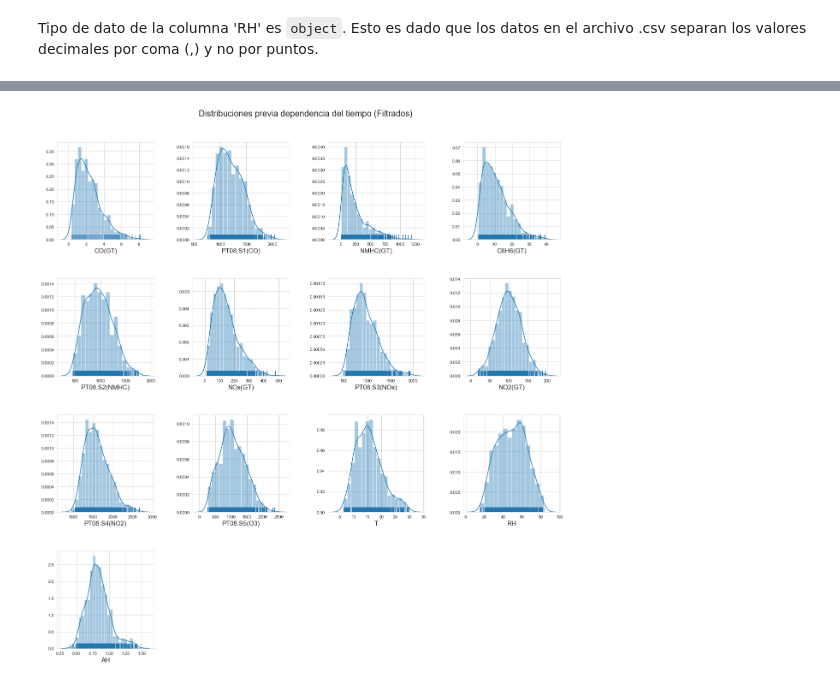
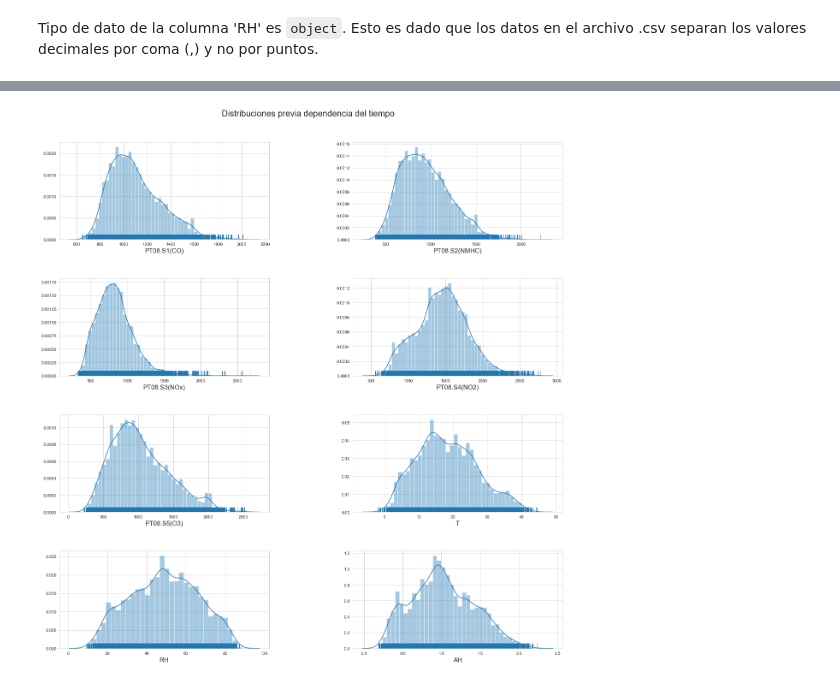
Before and after one commit to Bhernandez-dot/Air_Quality_Forecasting, a Jupyter notebook: proyecto.ipynb, the cells around one changed output, grey strips where cells are left out. Drawn from its saved outputs; the diff is of its cells as text; code cells hidden in the pictures.

```diff
--- a/proyecto.ipynb
+++ b/proyecto.ipynb
@@ -88,0 +94,8 @@ memory usage: 1.1 MB
+# %%
+df_nan = df.replace(-200,np.nan)
+df_nan.index = df_nan['Date'] + df_nan['Time']
+df_nan.drop(['Date','Time'],axis=1,inplace=True)
+df_nan.drop([x for x in df_nan.columns if 'GT' in x],axis=1,inplace=True)
+
+""" Cuantos nan hay por columna """
+df_nan.isna().sum()
@@ -89,20 +112,20 @@ memory usage: 1.1 MB
 # %%
 # Vista previa de la distribución de datos sin considerar la dependencia temporal
-fig, ax = plt.subplots(nrows=4, ncols=4, figsize=[17, 17])
+fig, ax = plt.subplots(nrows=4, ncols=2, figsize=[17, 17])
 fig.tight_layout()
 
-list(map(lambda a : a.remove(), ax[-1,1:]))
+# list(map(lambda a : a.remove(), ax[-1,1:]))
 fig.suptitle('Distribuciones previa dependencia del tiempo',
              fontsize=20,
              x=0.5,
              y=1.05)
 
-for axis, col in zip(ax.flatten(), df.columns[2:]):
+for axis, col in zip(ax.flatten(), df_nan.columns[:]):
     try :
-        sns.distplot(df[col], ax=axis, rug=True)
+        sns.distplot(df_nan[col], ax=axis, rug=True)
 
     except RuntimeError:
-        sns.distplot(df[col], ax=axis, rug=True, kde=False)
+        sns.distplot(df_nan[col], ax=axis, rug=True, kde=False)
 
     axis.set_xlabel(col, fontsize=15)
 
@@ -145,22 +159,25 @@ memory usage: 103.4 KB
+# %%
+for x in df_nan.columns:
+    df_nan[x].fillna(method='ffill', inplace=True)
 # %%
-fig, ax = plt.subplots(nrows=4, ncols=4, figsize=[17, 17])
+# Vista previa de la distribución de datos sin considerar la dependencia temporal
+fig, ax = plt.subplots(nrows=4, ncols=2, figsize=[17, 17])
 fig.tight_layout()
 
-list(map(lambda a : a.remove(), ax[-1,1:]))
-fig.suptitle('Distribuciones previa dependencia del tiempo (Filtrados)',
+fig.suptitle('Distribuciones previa dependencia del tiempo',
              fontsize=20,
              x=0.5,
              y=1.05)
 
-for axis, col in zip(ax.flatten(), df.columns[2:]):
+for axis, col in zip(ax.flatten(), df_nan.columns[:]):
     try :
-        sns.distplot(df[col], ax=axis, rug=True)
+        sns.distplot(df_nan[col], ax=axis, rug=True)
 
     except RuntimeError:
-        sns.distplot(df[col], ax=axis, rug=True, kde=False)
+        sns.distplot(df_nan[col], ax=axis, rug=True, kde=False)
 
     axis.set_xlabel(col, fontsize=15)
 
 plt.subplots_adjust(wspace=0.4, hspace=0.4)
 # %% [output]
-[figure, old version]
+[figure, new version]
```
Also changed, not shown: parts of 20 cells of this notebook.
